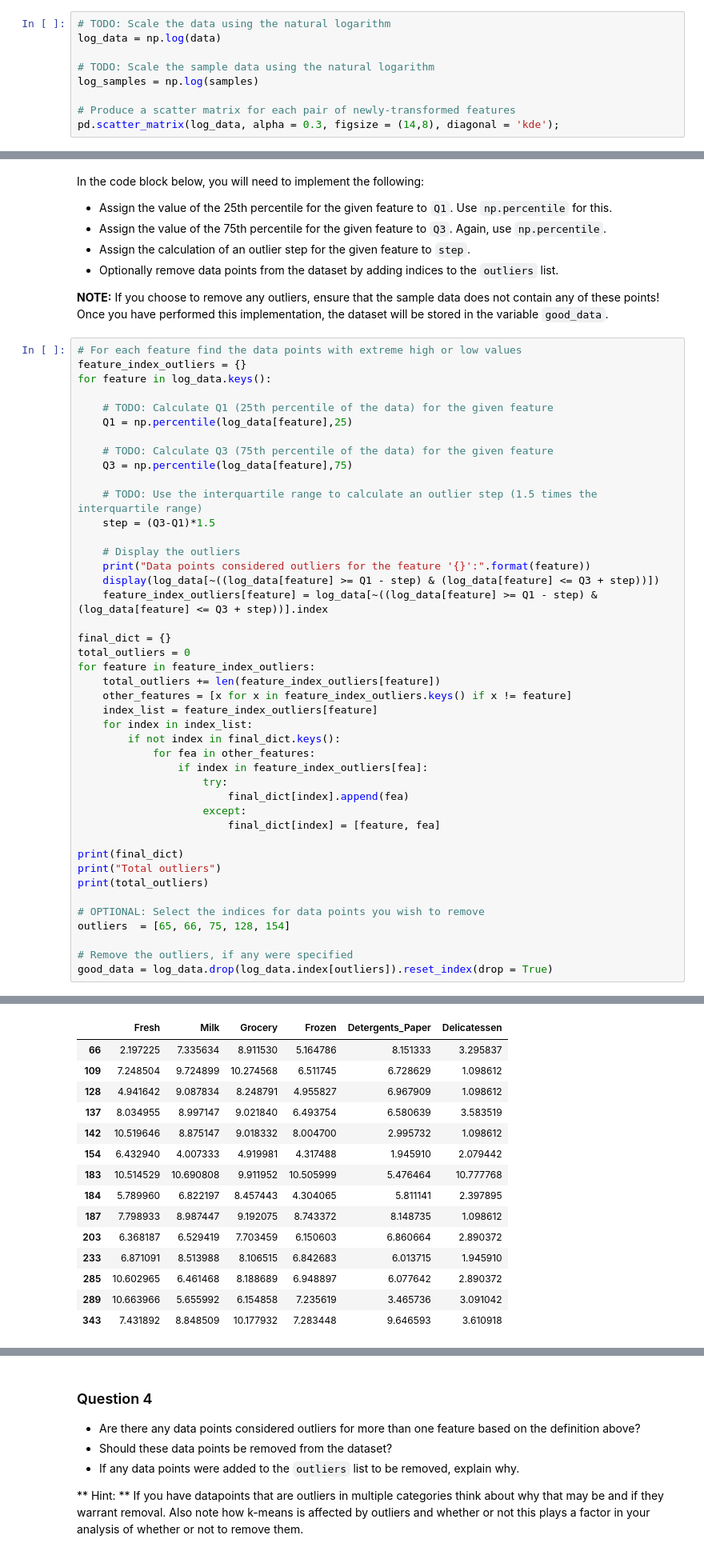
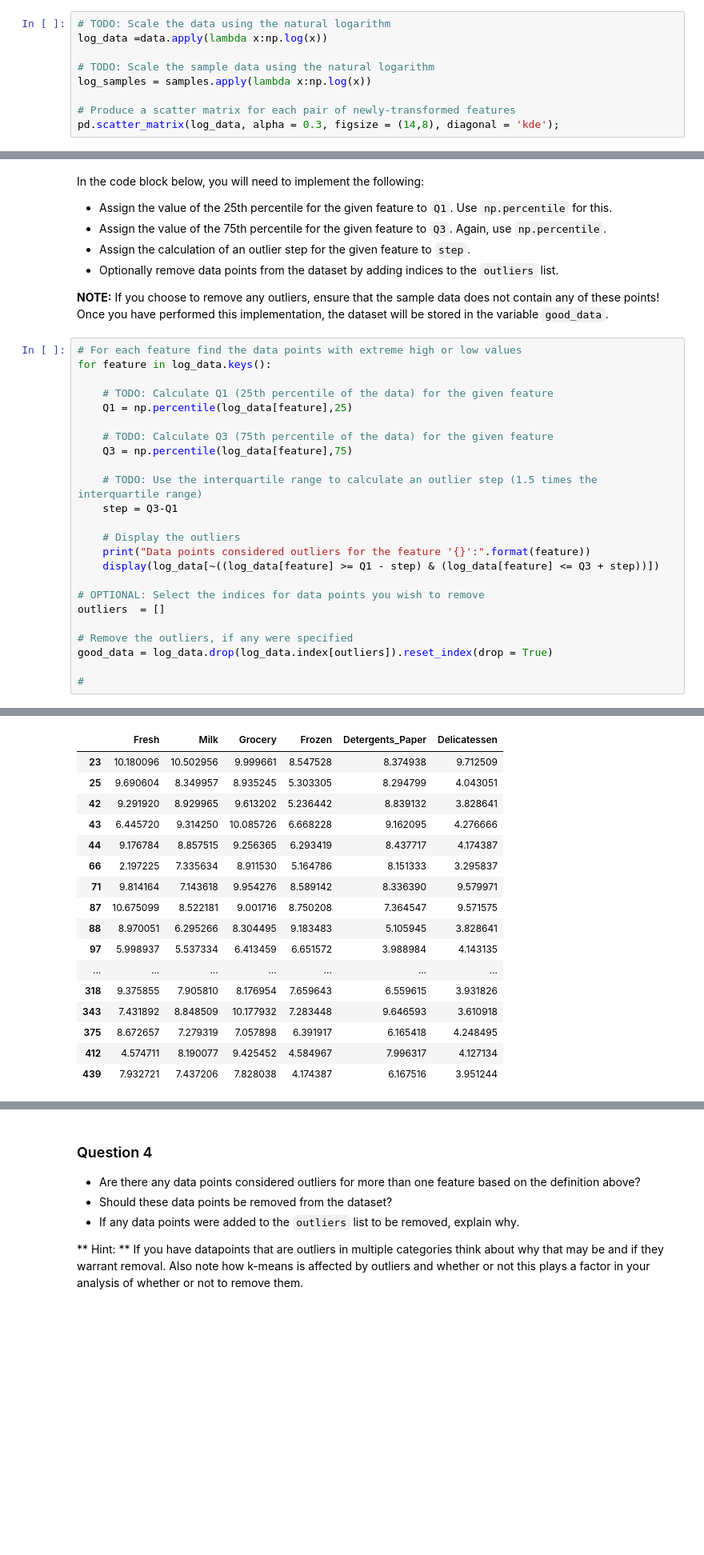
Before and after one commit to wang-zhe/Udacity-Review-Statistics, a Jupyter notebook: customer_segments.ipynb, the cells around one changed output, grey strips where cells are left out. Shown: that part at 80% size. Cells and saved outputs as stored; diff of their text form; blank space fills up the shorter version.

```diff
--- a/customer_segments.ipynb
+++ b/customer_segments.ipynb
@@ -202,10 +172,10 @@ In the code block below, you will need to implement the following:
  - Assign a copy of the sample data to `log_samples` after applying logarithmic scaling. Again, use `np.log`.
 # %%
 # TODO: Scale the data using the natural logarithm
-log_data = np.log(data)
+log_data =data.apply(lambda x:np.log(x))
 
 # TODO: Scale the sample data using the natural logarithm
-log_samples = np.log(samples)
+log_samples = samples.apply(lambda x:np.log(x))
 
 # Produce a scatter matrix for each pair of newly-transformed features
 pd.scatter_matrix(log_data, alpha = 0.3, figsize = (14,8), diagonal = 'kde');
@@ -238,7 +208,6 @@ In the code block below, you will need to implement the following:
 Once you have performed this implementation, the dataset will be stored in the variable `good_data`.
 # %%
 # For each feature find the data points with extreme high or low values
-feature_index_outliers = {}
 for feature in log_data.keys():
 
     # TODO: Calculate Q1 (25th percentile of the data) for the given feature
@@ -248,37 +217,19 @@ for feature in log_data.keys():
     Q3 = np.percentile(log_data[feature],75)
 
     # TODO: Use the interquartile range to calculate an outlier step (1.5 times the interquartile range)
-    step = (Q3-Q1)*1.5
+    step = Q3-Q1
 
     # Display the outliers
     print("Data points considered outliers for the feature '{}':".format(feature))
     display(log_data[~((log_data[feature] >= Q1 - step) & (log_data[feature] <= Q3 + step))])
-    feature_index_outliers[feature] = log_data[~((log_data[feature] >= Q1 - step) & (log_data[feature] <= Q3 + step))].index
-
-final_dict = {}
-total_outliers = 0
-for feature in feature_index_outliers:
-    total_outliers += len(feature_index_outliers[feature])
-    other_features = [x for x in feature_index_outliers.keys() if x != feature]
-    index_list = feature_index_outliers[feature]
-    for index in index_list:
-        if not index in final_dict.keys():
-            for fea in other_features:
-                if index in feature_index_outliers[fea]:
-                    try:
-                        final_dict[index].append(fea)
-                    except:
-                        final_dict[index] = [feature, fea]
-
-print(final_dict)
-print("Total outliers")
-print(total_outliers)
 
 # OPTIONAL: Select the indices for data points you wish to remove
-outliers  = [65, 66, 75, 128, 154]
+outliers  = []
 
 # Remove the outliers, if any were specified
 good_data = log_data.drop(log_data.index[outliers]).reset_index(drop = True)
+
+#
 # %% [output]
 Data points considered outliers for the feature 'Fresh':
 |  | Fresh | Milk | Grocery | Frozen | Detergents_Paper | Delicatessen |
@@ -327,16 +308,18 @@ Data points considered outliers for the feature 'Detergents_Paper':
 Data points considered outliers for the feature 'Delicatessen':
 |  | Fresh | Milk | Grocery | Frozen | Detergents_Paper | Delicatessen |
+| 23 | 10.180096 | 10.502956 | 9.999661 | 8.547528 | 8.374938 | 9.712509 |
+| 25 | 9.690604 | 8.349957 | 8.935245 | 5.303305 | 8.294799 | 4.043051 |
+| 42 | 9.291920 | 8.929965 | 9.613202 | 5.236442 | 8.839132 | 3.828641 |
+| 43 | 6.445720 | 9.314250 | 10.085726 | 6.668228 | 9.162095 | 4.276666 |
+| 44 | 9.176784 | 8.857515 | 9.256365 | 6.293419 | 8.437717 | 4.174387 |
 | 66 | 2.197225 | 7.335634 | 8.911530 | 5.164786 | 8.151333 | 3.295837 |
-| 109 | 7.248504 | 9.724899 | 10.274568 | 6.511745 | 6.728629 | 1.098612 |
-| 128 | 4.941642 | 9.087834 | 8.248791 | 4.955827 | 6.967909 | 1.098612 |
-| 137 | 8.034955 | 8.997147 | 9.021840 | 6.493754 | 6.580639 | 3.583519 |
-| 142 | 10.519646 | 8.875147 | 9.018332 | 8.004700 | 2.995732 | 1.098612 |
-| 154 | 6.432940 | 4.007333 | 4.919981 | 4.317488 | 1.945910 | 2.079442 |
-| 183 | 10.514529 | 10.690808 | 9.911952 | 10.505999 | 5.476464 | 10.777768 |
-| 184 | 5.789960 | 6.822197 | 8.457443 | 4.304065 | 5.811141 | 2.397895 |
-| 187 | 7.798933 | 8.987447 | 9.192075 | 8.743372 | 8.148735 | 1.098612 |
-| 203 | 6.368187 | 6.529419 | 7.703459 | 6.150603 | 6.860664 | 2.890372 |
-| 233 | 6.871091 | 8.513988 | 8.106515 | 6.842683 | 6.013715 | 1.945910 |
-| 285 | 10.602965 | 6.461468 | 8.188689 | 6.948897 | 6.077642 | 2.890372 |
-| 289 | 10.663966 | 5.655992 | 6.154858 | 7.235619 | 3.465736 | 3.091042 |
+| 71 | 9.814164 | 7.143618 | 9.954276 | 8.589142 | 8.336390 | 9.579971 |
+| 87 | 10.675099 | 8.522181 | 9.001716 | 8.750208 | 7.364547 | 9.571575 |
+| 88 | 8.970051 | 6.295266 | 8.304495 | 9.183483 | 5.105945 | 3.828641 |
+| 97 | 5.998937 | 5.537334 | 6.413459 | 6.651572 | 3.988984 | 4.143135 |
+| ... | ... | ... | ... | ... | ... | ... |
+| 318 | 9.375855 | 7.905810 | 8.176954 | 7.659643 | 6.559615 | 3.931826 |
 | 343 | 7.431892 | 8.848509 | 10.177932 | 7.283448 | 9.646593 | 3.610918 |
+| 375 | 8.672657 | 7.279319 | 7.057898 | 6.391917 | 6.165418 | 4.248495 |
+| 412 | 4.574711 | 8.190077 | 9.425452 | 4.584967 | 7.996317 | 4.127134 |
+| 439 | 7.932721 | 7.437206 | 7.828038 | 4.174387 | 6.167516 | 3.951244 |
```
Also changed, not shown: parts of 46 cells of this notebook.
